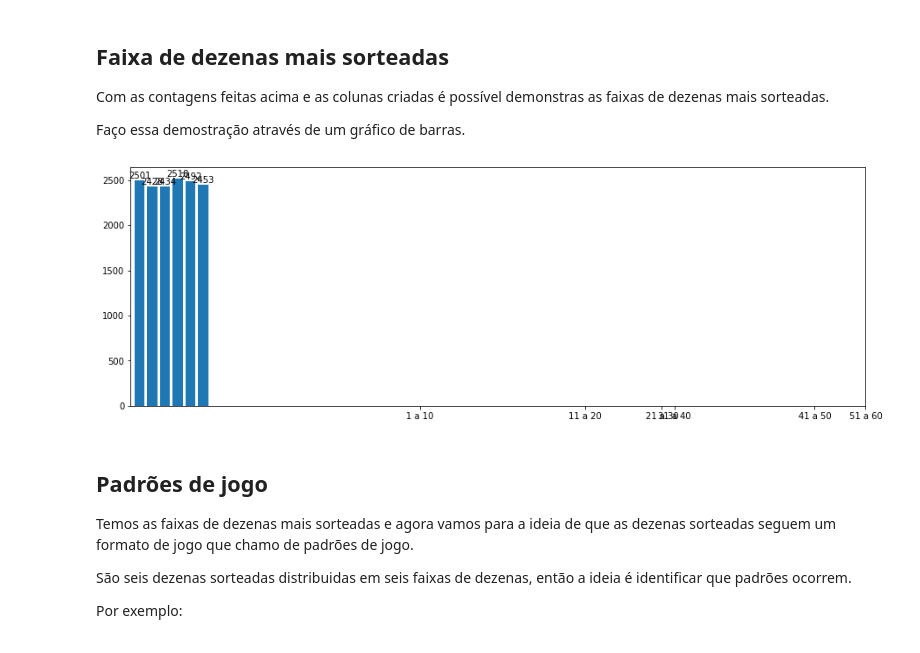
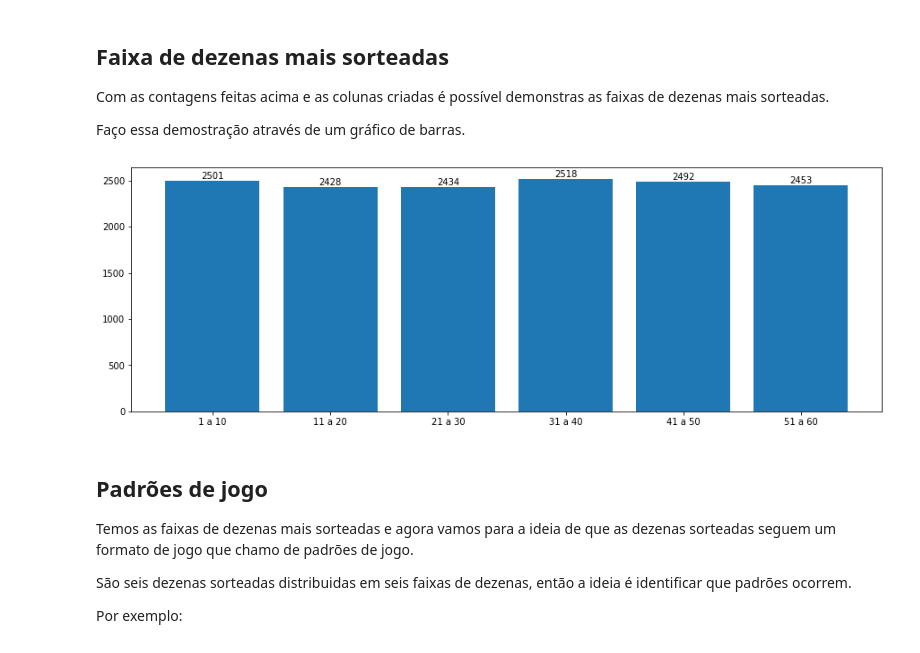
Before and after one commit to lucianoj75/python-megasena, a Jupyter notebook: megasena.ipynb, the cells around one changed output. Cells and saved outputs as stored; diff of their text form; code cells hidden in the pictures.

```diff
--- a/megasena.ipynb
+++ b/megasena.ipynb
@@ -487,20 +487,20 @@ Faço essa demostração através de um gráfico de barras.
 # %%
 eixo_x = ['1 a 10', '11 a 20', '21 a 30', '31 a 40', '41 a 50', '51 a 60']
 eixo_y = [sum(df['qtd_dezenas_1']), sum(df['qtd_dezenas_2']),
           sum(df['qtd_dezenas_3']), sum(df['qtd_dezenas_4']),
           sum(df['qtd_dezenas_5']), sum(df['qtd_dezenas_6'])]
 
 fig, ax = plt.subplots(figsize=(15, 5))
 
 barra = ax.bar(eixo_x, eixo_y)
 
-ax.set_xticks(x, eixo_x)
+# ax.set_xticks(x, eixo_x)
 
 ax.bar_label(barra)
 
 plt.show()
 # %% [output]
-[figure, old version]
+[figure, new version]
 # %% [markdown]
 ## Padrões de jogo
 
```
